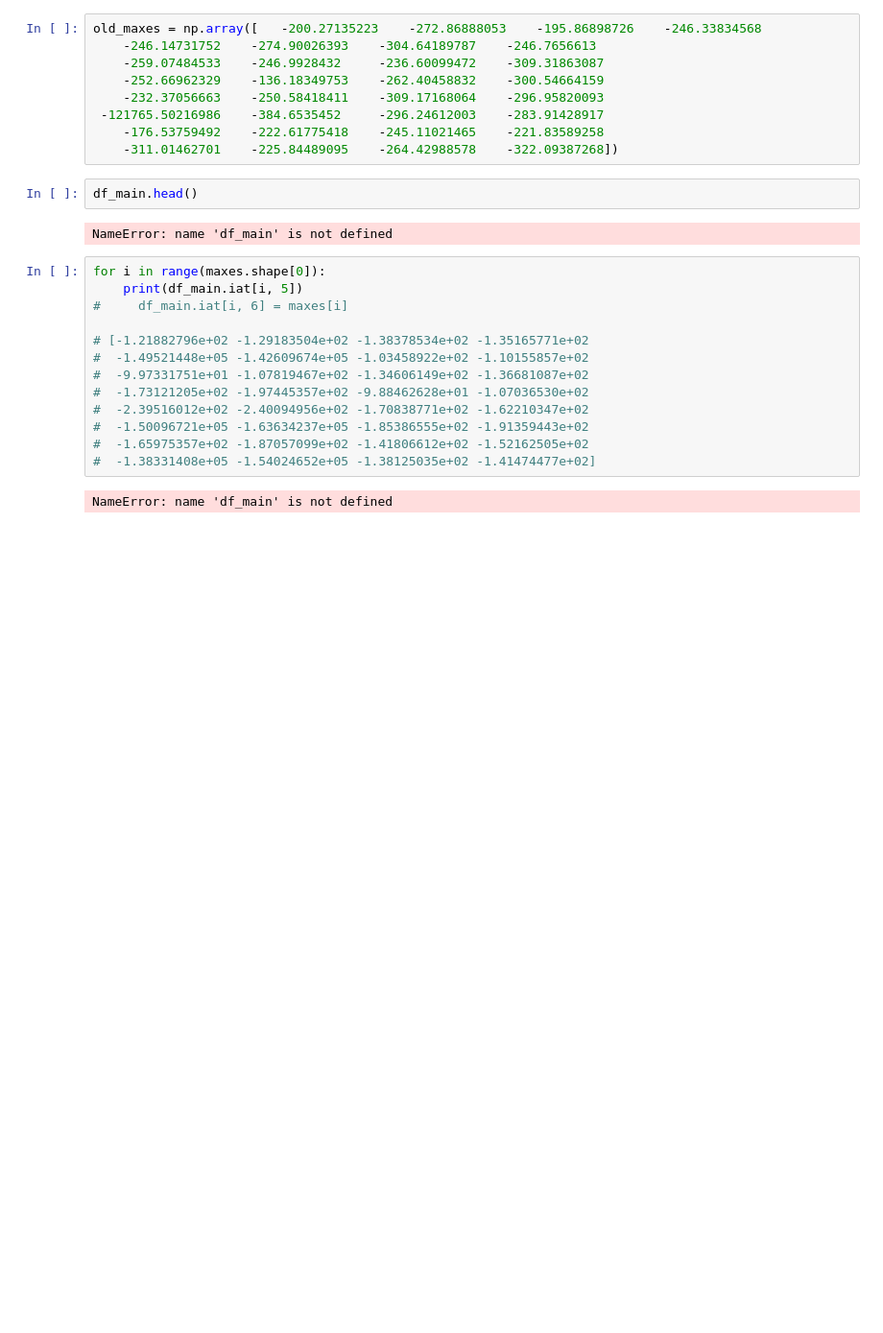
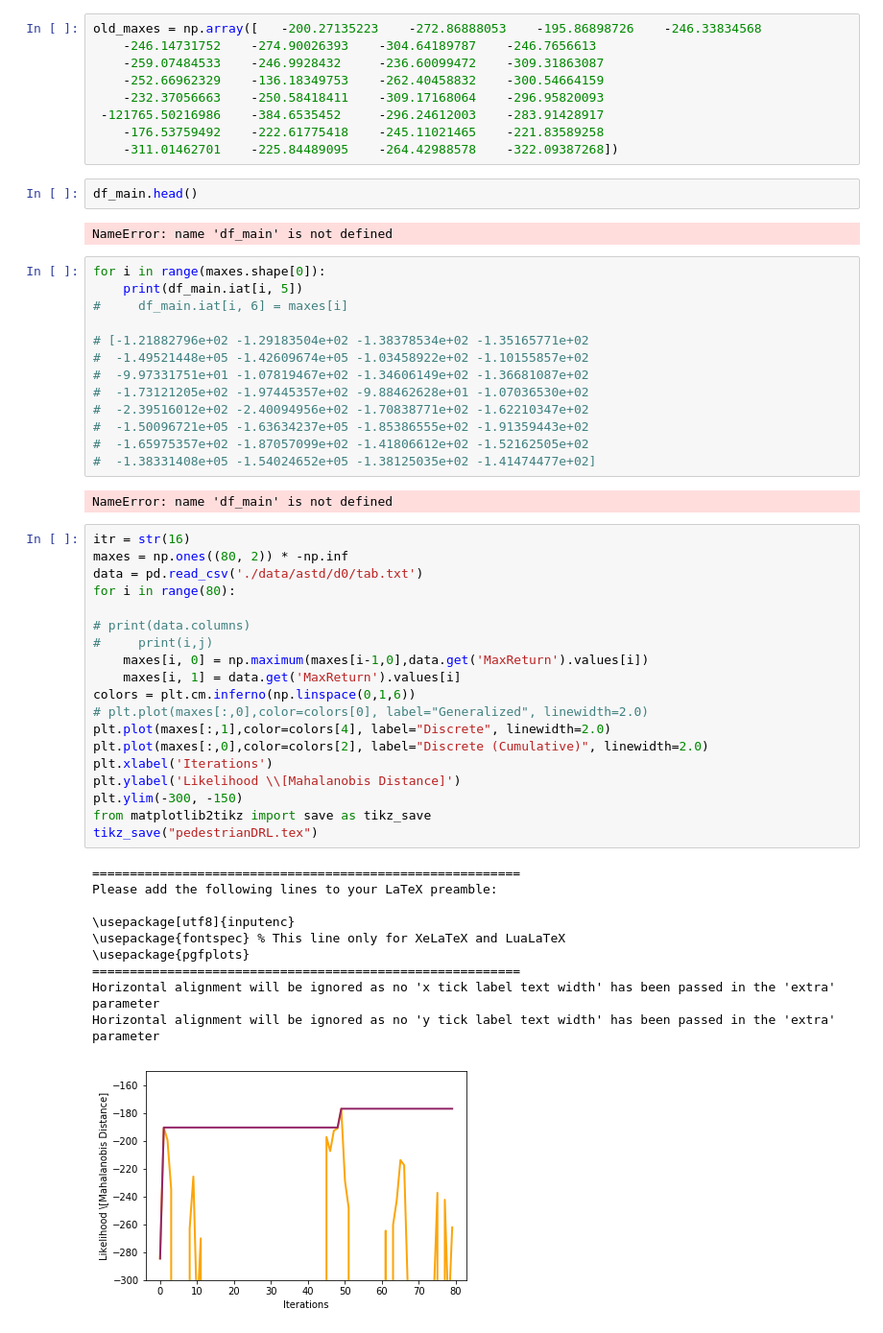
Before and after one commit to mark-koren/AdaptiveStressTestingToolbox, a Jupyter notebook: Toolbox/AST_Analyzer.ipynb, the cells around one changed output. Shown at 96% size. Drawn from its saved outputs; the diff is of its cells as text; blank space fills up the shorter version.

```diff
--- a/Toolbox/AST_Analyzer.ipynb
+++ b/Toolbox/AST_Analyzer.ipynb
@@ -1427,3 +1427,33 @@ for i in range(maxes.shape[0]):
 #  -1.38331408e+05 -1.54024652e+05 -1.38125035e+02 -1.41474477e+02]
 # %% [output]
 NameError: name 'df_main' is not defined
+# %%
+itr = str(16)
+maxes = np.ones((80, 2)) * -np.inf
+data = pd.read_csv('./data/astd/d0/tab.txt')
+for i in range(80):
+
+# print(data.columns)
+#     print(i,j)
+    maxes[i, 0] = np.maximum(maxes[i-1,0],data.get('MaxReturn').values[i])
+    maxes[i, 1] = data.get('MaxReturn').values[i]
+colors = plt.cm.inferno(np.linspace(0,1,6))
+# plt.plot(maxes[:,0],color=colors[0], label="Generalized", linewidth=2.0)
+plt.plot(maxes[:,1],color=colors[4], label="Discrete", linewidth=2.0)
+plt.plot(maxes[:,0],color=colors[2], label="Discrete (Cumulative)", linewidth=2.0)
+plt.xlabel('Iterations')
+plt.ylabel('Likelihood \\[Mahalanobis Distance]')
+plt.ylim(-300, -150)
+from matplotlib2tikz import save as tikz_save
+tikz_save("pedestrianDRL.tex")
+# %% [output]
+=========================================================
+Please add the following lines to your LaTeX preamble:
+
+\usepackage[utf8]{inputenc}
+\usepackage{fontspec} % This line only for XeLaTeX and LuaLaTeX
+\usepackage{pgfplots}
+=========================================================
+Horizontal alignment will be ignored as no 'x tick label text width' has been passed in the 'extra' parameter
+Horizontal alignment will be ignored as no 'y tick label text width' has been passed in the 'extra' parameter
+[figure, added]
```
Also changed, not shown: parts of 1 cell of this notebook, 1 other file.
